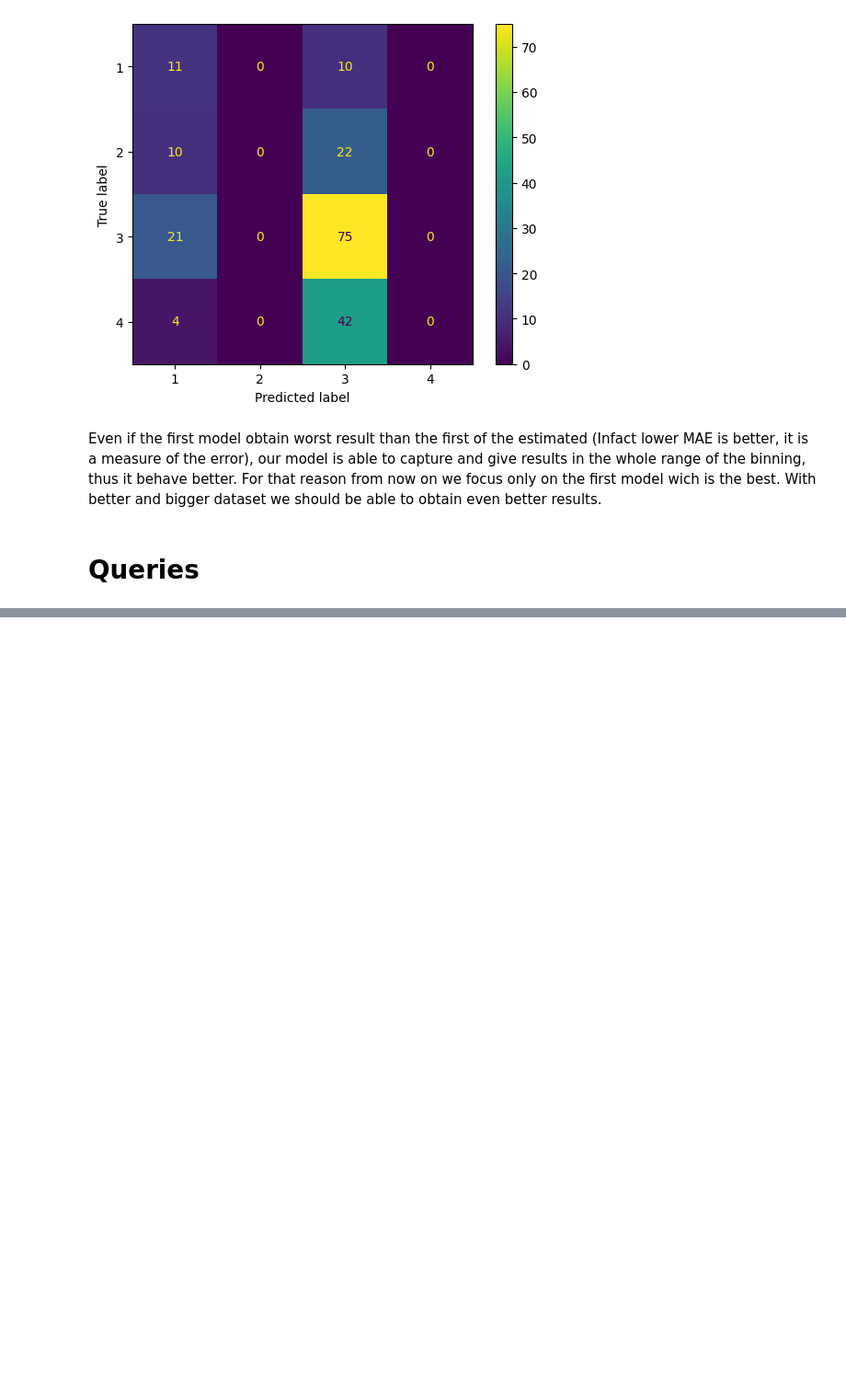
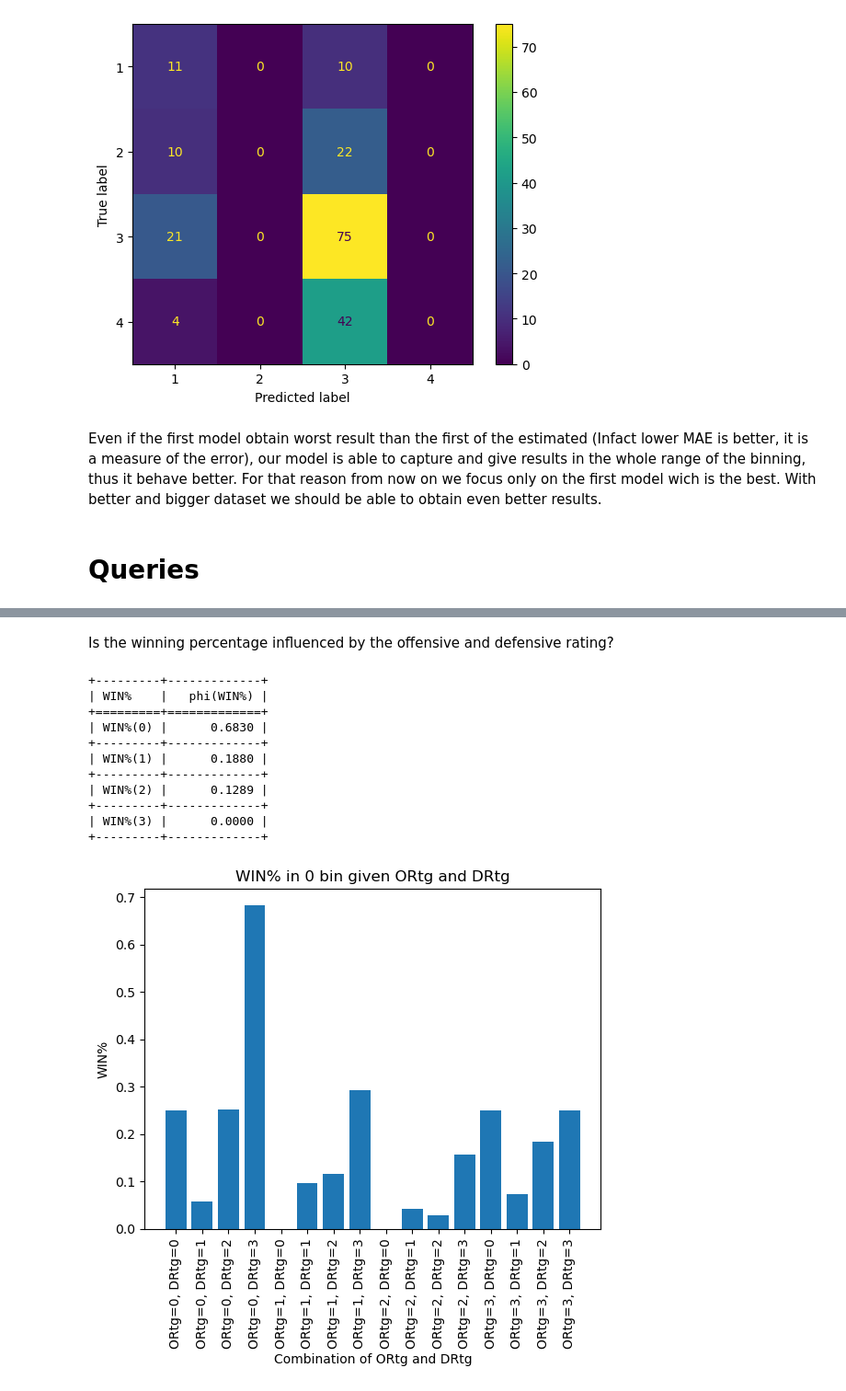
Before and after one commit to CacioCavalloIsNotReal/FAIKR_project_NBA, a Jupyter notebook: project.ipynb, the cells around one changed output, grey strips where cells are left out. Shown at 92% size. Drawn from its saved outputs; the diff is of its cells as text; code cells hidden in the pictures; blank space fills up the shorter version.

```diff
--- a/project.ipynb
+++ b/project.ipynb
@@ -636,0 +688,44 @@ With better and bigger dataset we should be able to obtain even better results.
+# %% [markdown]
+Is the winning percentage influenced by the offensive and defensive rating?
+# %%
+infer = VariableElimination(custom_model)
+posterior_p = infer.query(['WIN%'], evidence={'ORtg': 0, 'DRtg': 3})
+print(posterior_p)
+
+infer = VariableElimination(custom_model)
+
+# Query all values of ORtg and DRtg
+ortg_values = range(0, bins)
+drtg_values = range(0, bins)
+
+
+for i in range(0, bins):
+    win_percentages = []
+    for ortg in ortg_values:
+        for drtg in drtg_values:
+            posterior_p = infer.query(['WIN%'], evidence={'ORtg': ortg, 'DRtg': drtg})
+            win_percentages.append(posterior_p.values[i])
+
+    # Plot the bar plot
+    fig, ax = plt.subplots()
+    x = range(len(win_percentages))
+    ax.bar(x, win_percentages)
+    ax.set_xlabel('Combination of ORtg and DRtg')
+    ax.set_ylabel('WIN%')
+    ax.set_title('WIN% in ' + str(i) + ' bin given ORtg and DRtg')
+    ax.set_xticks(x)
+    ax.set_xticklabels([f'ORtg={ortg}, DRtg={drtg}' for ortg in ortg_values for drtg in drtg_values], rotation=90)
+    plt.show()
+# %% [output]
++---------+-------------+
+| WIN%    |   phi(WIN%) |
++=========+=============+
+| WIN%(0) |      0.6830 |
++---------+-------------+
+| WIN%(1) |      0.1880 |
++---------+-------------+
+| WIN%(2) |      0.1289 |
++---------+-------------+
+| WIN%(3) |      0.0000 |
++---------+-------------+
+[figure, added]
```
Also changed, not shown: parts of 11 cells of this notebook.
